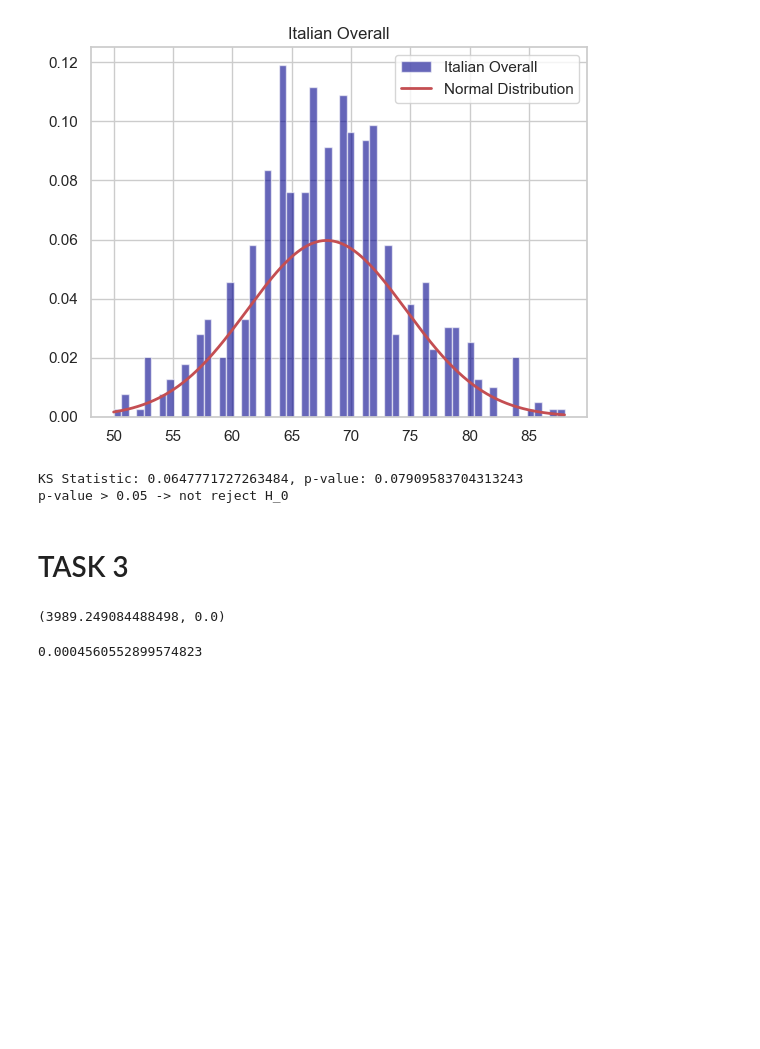
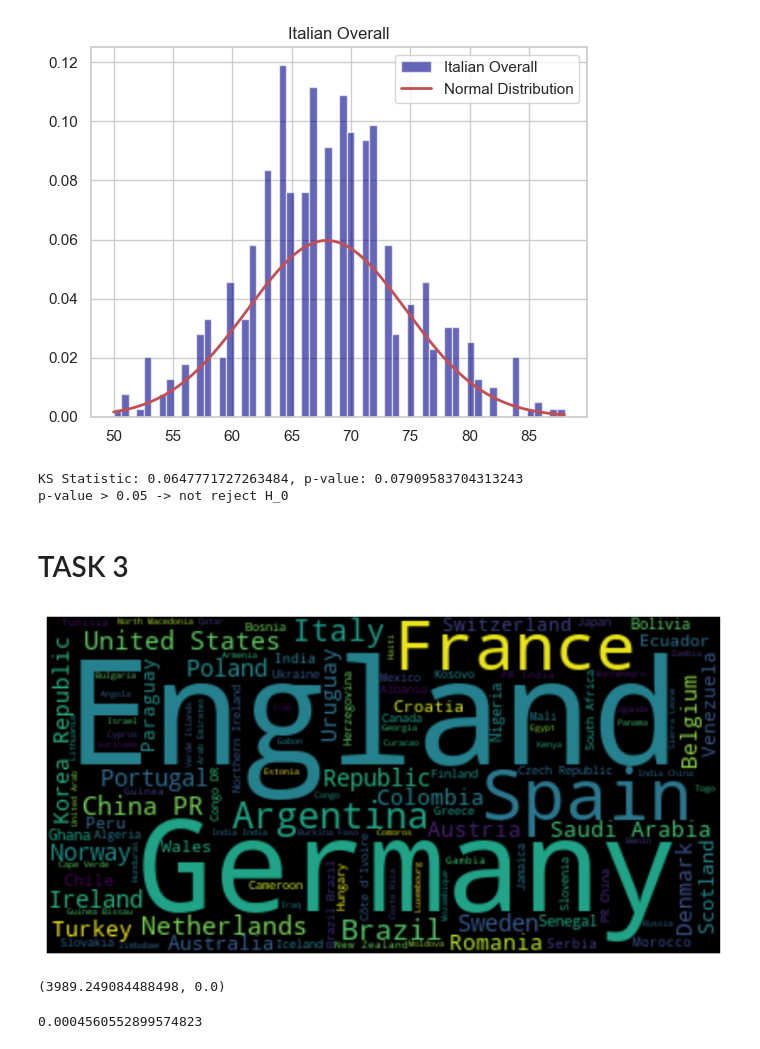
Before and after one commit to AntonSexov/statistics, a Jupyter notebook: lab_4/main.ipynb, the cells around one changed output. Saved outputs shown, nothing was run; the diff lists cells and outputs as text; code cells hidden in the pictures; blank space fills up the shorter version.

```diff
--- a/lab_4/main.ipynb
+++ b/lab_4/main.ipynb
@@ -132,5 +132,15 @@ anderson_ksamps = np.array(anderson_ksamps)
 ks_2samps = np.array(ks_2samps)
 # %% [markdown]
 # TASK 3
+# %%
+from wordcloud import WordCloud
+nationality_name = " ".join(n for n in df['Nationality'])
+plt.figure(figsize=(10, 10))
+wc = WordCloud().generate(nationality_name)
+plt.imshow(wc, interpolation='bilinear')
+plt.axis('off')
+plt.show()
+# %% [output]
+[figure, added]
 # %%
 nationalities = df['Nationality'].unique()
```
Also changed, not shown: parts of 6 cells of this notebook.
